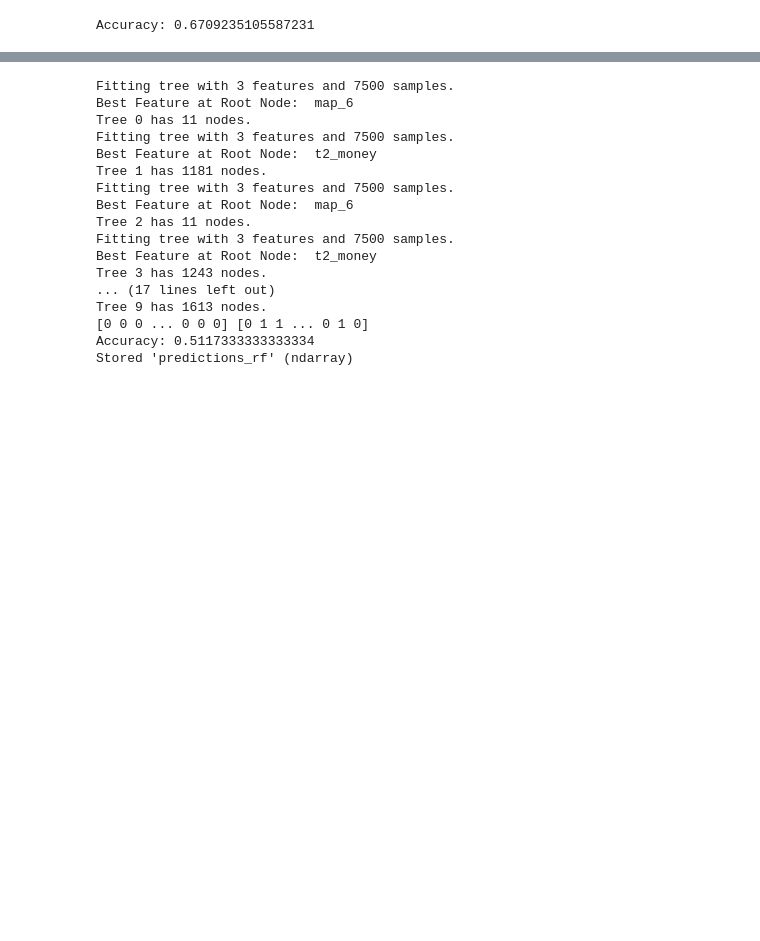
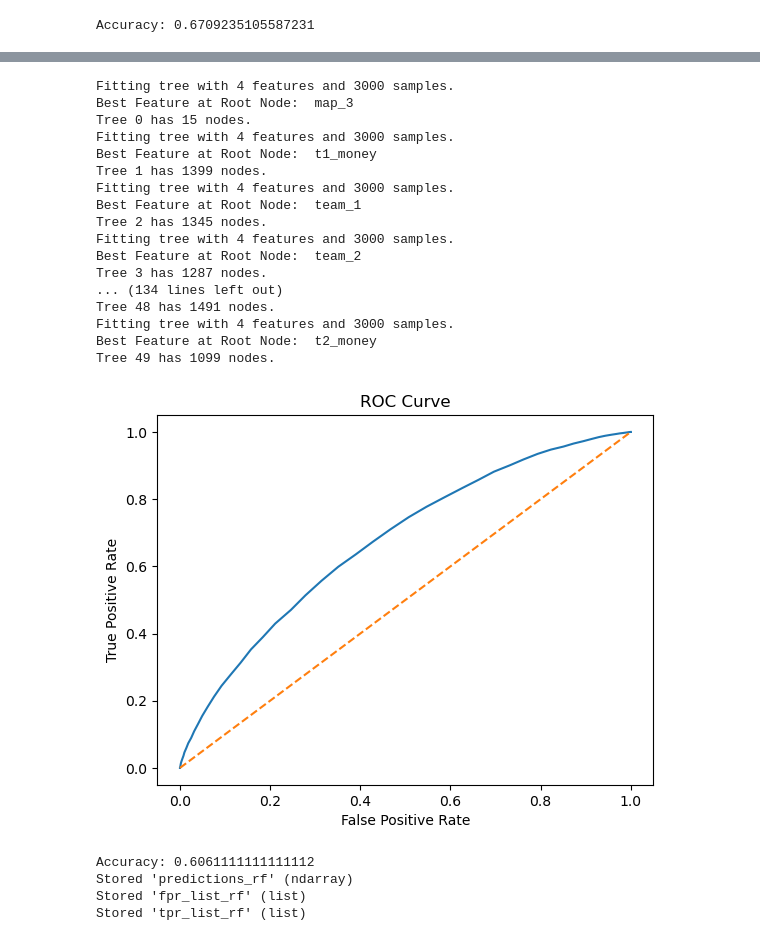
Before and after one commit to markoleptic/CSGO-Match-Predictions, a Jupyter notebook: Main.ipynb, the cells around one changed output, grey strips where cells are left out. Cells and saved outputs as stored; diff of their text form; code cells hidden in the pictures; blank space fills up the shorter version.

Commit message:
Fix RandomForest

```diff
--- a/Main.ipynb
+++ b/Main.ipynb
@@ -175,39 +175,63 @@ Random Forest
 # %%
 # create model object
-forest = RandomForest(n_estimators = 10, max_features = "number", max_features_num = 3, max_depth = 15, min_samples_split = 2, min_samples_leaf = 1)
+forest = RandomForest(n_estimators = 50)
 
 # perform any preprocessing for this model, and split into train/test sets
-X_train, X_test, y_train, y_test = forest.pre_process(Features, use_scalar=True)
+X_train, X_test, y_train, y_test = forest.pre_process(Features, use_scalar = True, train_size = 0.1)
 
 # fit model using train set
 forest.fit(X_train, y_train)
 
-# use fitted model to make predictions on test set
-predictions = forest.predict(X_test)
-print(predictions, y_test)
-
-# print the accuracy score
-accuracy = accuracy_score(y_test, predictions)
-print(f"Accuracy: {accuracy}")
-
-predictions_rf = predictions
-%store predictions_rf
+X_test_forest = X_test
+y_test_forest = y_test
 # %% [output]
-Fitting tree with 3 features and 7500 samples.
-Best Feature at Root Node:  map_6
-Tree 0 has 11 nodes.
-Fitting tree with 3 features and 7500 samples.
+Fitting tree with 4 features and 3000 samples.
+Best Feature at Root Node:  map_3
+Tree 0 has 15 nodes.
+Fitting tree with 4 features and 3000 samples.
+Best Feature at Root Node:  t1_money
+Tree 1 has 1399 nodes.
+Fitting tree with 4 features and 3000 samples.
+Best Feature at Root Node:  team_1
+Tree 2 has 1345 nodes.
+Fitting tree with 4 features and 3000 samples.
+Best Feature at Root Node:  team_2
+Tree 3 has 1287 nodes.
+... (134 lines left out)
+Tree 48 has 1491 nodes.
+Fitting tree with 4 features and 3000 samples.
 Best Feature at Root Node:  t2_money
-Tree 1 has 1181 nodes.
-Fitting tree with 3 features and 7500 samples.
-Best Feature at Root Node:  map_6
-Tree 2 has 11 nodes.
-Fitting tree with 3 features and 7500 samples.
-Best Feature at Root Node:  t2_money
-Tree 3 has 1243 nodes.
-... (17 lines left out)
-Tree 9 has 1613 nodes.
-[0 0 0 ... 0 0 0] [0 1 1 ... 0 1 0]
-Accuracy: 0.5117333333333334
-Stored 'predictions_rf' (ndarray)
+Tree 49 has 1099 nodes.
+# %%
+# average the probabilities across all trees in the forest
+probabilities = np.zeros((X_test.shape[0], len(forest.trees)))
+for i, tree in enumerate(forest.trees):
+    indices = tree.indices
+    probabilities[:, i] = tree.predict_proba(X_test[:, indices])[:, 1]
+avg_probabilities = np.mean(probabilities, axis=1)
+
+def predict_proba(X, threshold):
+    return np.where(avg_probabilities >= threshold, 1, 0)
+
+fpr_list, tpr_list = calculate_FPR_TPR(X_test, y_test, predict_proba, 0, 1)
+plot_ROC_curve(fpr_list, tpr_list)
+
+# use fitted model to make predictions on test set
+predictions = forest.predict(X_test)
+
+accuracy = accuracy_score(y_test, predictions)
+print(f"Accuracy: {accuracy}")
+
+predictions_rf = predictions
+fpr_list_rf = fpr_list
+tpr_list_rf = tpr_list
+%store predictions_rf
+%store fpr_list_rf
+%store tpr_list_rf
+# %% [output]
+[figure, added]
+Accuracy: 0.6061111111111112
+Stored 'predictions_rf' (ndarray)
+Stored 'fpr_list_rf' (list)
+Stored 'tpr_list_rf' (list)
 # %% [markdown]
```
Also changed, not shown: parts of 13 cells of this notebook, 4 other files.
